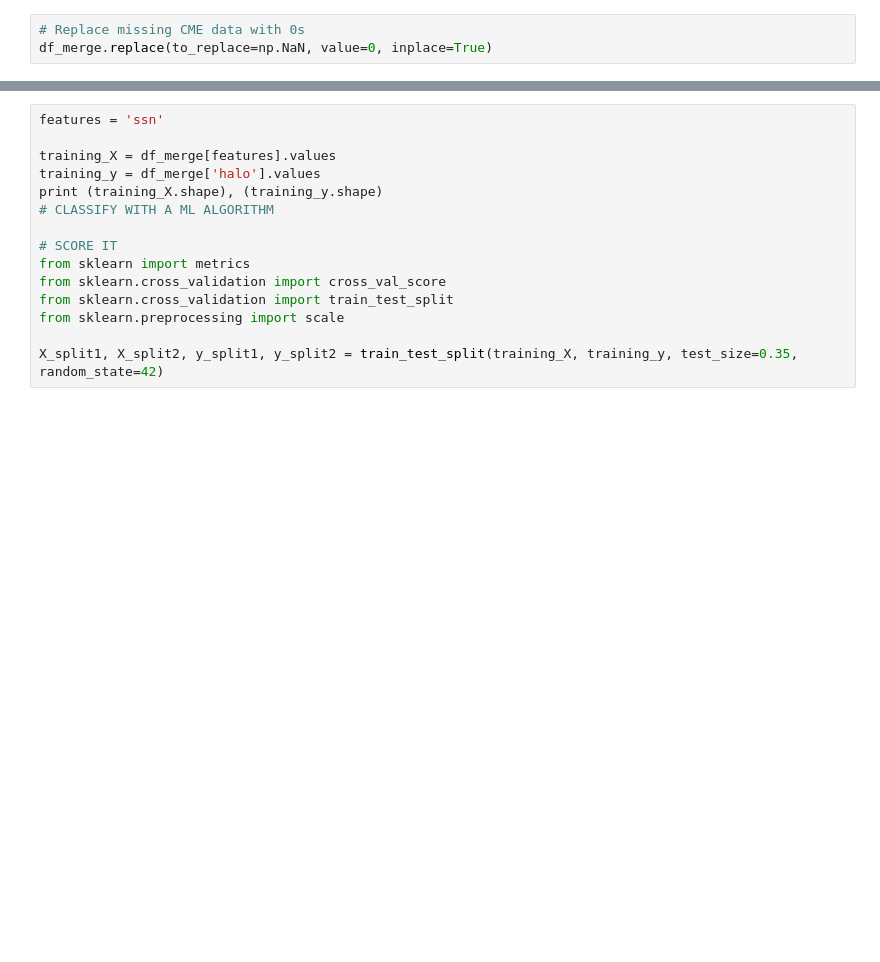
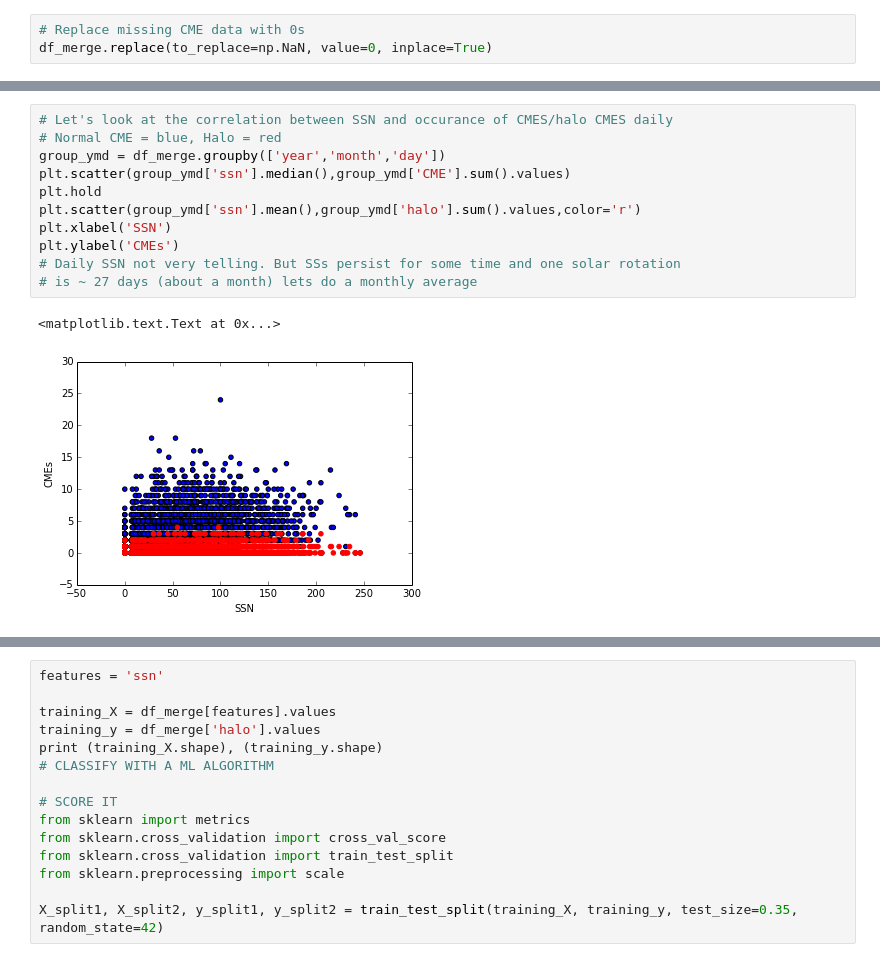
Before and after one commit to dinob0t/ga_project_final, a Jupyter notebook: cmes.ipynb, the cells around one changed output, grey strips where cells are left out. Saved outputs shown, nothing was run; the diff lists cells and outputs as text; blank space fills up the shorter version.

```diff
--- a/cmes.ipynb
+++ b/cmes.ipynb
@@ -132,0 +115,14 @@ plt.scatter(df_merge.ssn, df_merge.halo)
+# %%
+# Let's look at the correlation between SSN and occurance of CMES/halo CMES daily
+# Normal CME = blue, Halo = red
+group_ymd = df_merge.groupby(['year','month','day'])
+plt.scatter(group_ymd['ssn'].median(),group_ymd['CME'].sum().values)
+plt.hold
+plt.scatter(group_ymd['ssn'].mean(),group_ymd['halo'].sum().values,color='r')
+plt.xlabel('SSN')
+plt.ylabel('CMEs')
+# Daily SSN not very telling. But SSs persist for some time and one solar rotation
+# is ~ 27 days (about a month) lets do a monthly average
+# %% [output]
+<matplotlib.text.Text at 0x...>
+[figure, added]
```
Also changed, not shown: parts of 7 cells of this notebook.
